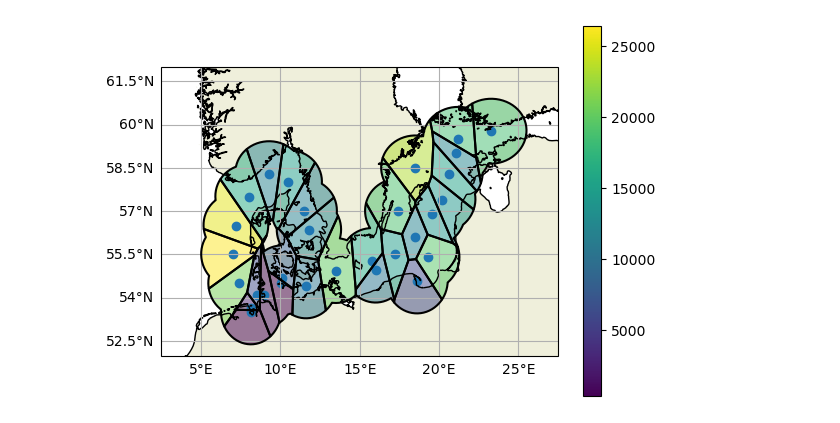
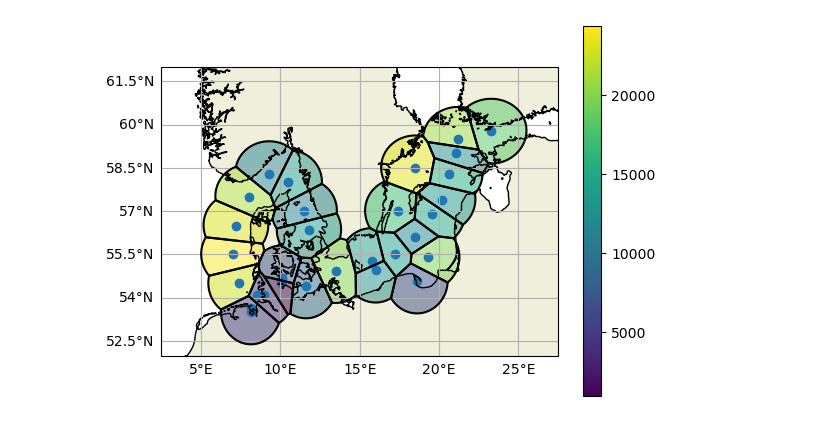
Before and after one commit to geomar-od-lagrange/2025_copepods, a Jupyter notebook: notebooks/VoronoiPolygons.ipynb, the cells around one changed output. Cells and saved outputs as stored; diff of their text form; code cells hidden in the pictures.

Commit message:
Fixed projection error with polygons

```diff
--- a/notebooks/VoronoiPolygons.ipynb
+++ b/notebooks/VoronoiPolygons.ipynb
@@ -45,7 +40,7 @@ def make_sample_point(
                 geometry=gpd.points_from_xy([location_lon], [location_lat], crs=ccrs.Geodetic())[0],
         )
 # %%
-sample_test = [
+sample_point_list = [
         make_sample_point('KB03', 'KB03', 'KB03', 'real', True, 11, 'baltic', 54.692, 10.1035),
         make_sample_point('SW08', 'SW08', 'SW08', 'real', True, 13, 'baltic', 54.413, 11.617),
         make_sample_point('Boknis_Eck', 'BOK', 'BE01', 'real', True, 12, 'baltic', 54.5169, 10.034),
@@ -159,0 +106,34 @@ gdf_sample_points['sea_surface_area'] = gdf_voronoi_polygons.sea_surface_area
+# %%
+def make_voronoi_polygons_from_sample_points(sample_points, sea_polygon):
+    # Define the the radius of interest around the sample points
+    centroid = sample_points.dissolve().centroid
+    # Set the central position of the Projection to the centroid
+    crs_orthographic_centered = ccrs.Orthographic(
+        central_longitude=centroid.x.values[0],
+        central_latitude=centroid.y.values[0]
+        )
+    sample_points = sample_points.to_crs(crs_orthographic_centered)
+
+    area_of_interest = gpd.GeoDataFrame(
+        sample_points.location_id,
+        geometry=sample_points.buffer(distance=1.25e5), # Set the Bufferdistance to 125 000 metres
+        ).dissolve() # Dissolve the polygons to one single polygon
+
+    # Build geodataframe for voronoi polygons
+    gdf_voronoi_polygons = gpd.GeoDataFrame(
+        sample_points.location_id,
+        geometry=sample_points.voronoi_polygons().clip(area_of_interest)
+    )
+    sea_polygon = sea_polygon.clip(area_of_interest.to_crs(Geodetic()))
+    gdf_voronoi_polygons['sea_surface_area'] = (
+        gdf_voronoi_polygons
+        .clip(sea_polygon.to_crs(crs_orthographic_centered))
+        .area/1e6 # devide by 10^6 because the unit we need is km^2 while th output unit is m^2
+    )
+    return gdf_voronoi_polygons.to_crs(Geodetic()).sort_index()
+# %%
+sample_points_original = gdf_sample_points.drop([8, 7]).set_index('order').reset_index(drop=True)
+sample_points_moved = gdf_sample_points.drop([28, 29]).set_index('order').reset_index(drop=True)
+# %%
+voronoi_polygons_moved = make_voronoi_polygons_from_sample_points(sample_points_moved, sea_polygon)
+voronoi_polygons_original = make_voronoi_polygons_from_sample_points(sample_points_original, sea_polygon)
@@ -160,11 +143,11 @@ gdf_sample_points['sea_surface_area'] = gdf_voronoi_polygons.sea_surface_area
 # %%
 fig = plt.figure()
-ax_map = fig.add_subplot(projection=map_projection)
+ax_map = fig.add_subplot(projection=PlateCarree())
 basemap(ax_map)
-gdf_voronoi_polygons.plot(ax=ax_map, alpha=0.5, column='sea_surface_area', legend=True)
-gdf_voronoi_polygons.boundary.plot(ax=ax_map, color='k',)
+voronoi_polygons_original.plot(ax=ax_map, alpha=0.5, column='sea_surface_area', legend=True)
+voronoi_polygons_original.boundary.plot(ax=ax_map, color='k',)
 gdf_sample_points.plot(ax=ax_map)
 plt.show()
 # %% [output]
-[figure, old version]
+[figure, new version]
 # %%
```
Also changed, not shown: parts of 11 cells of this notebook.
